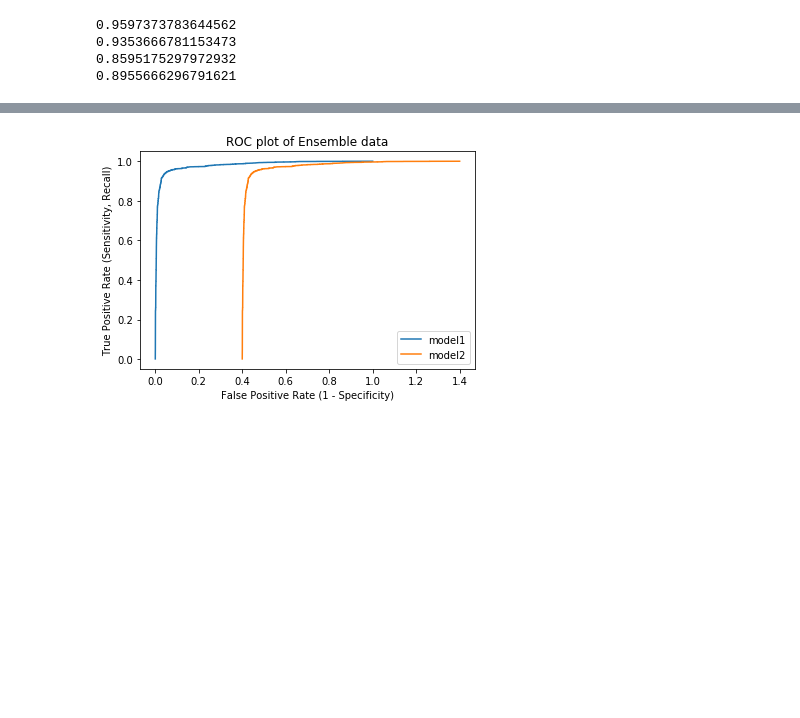
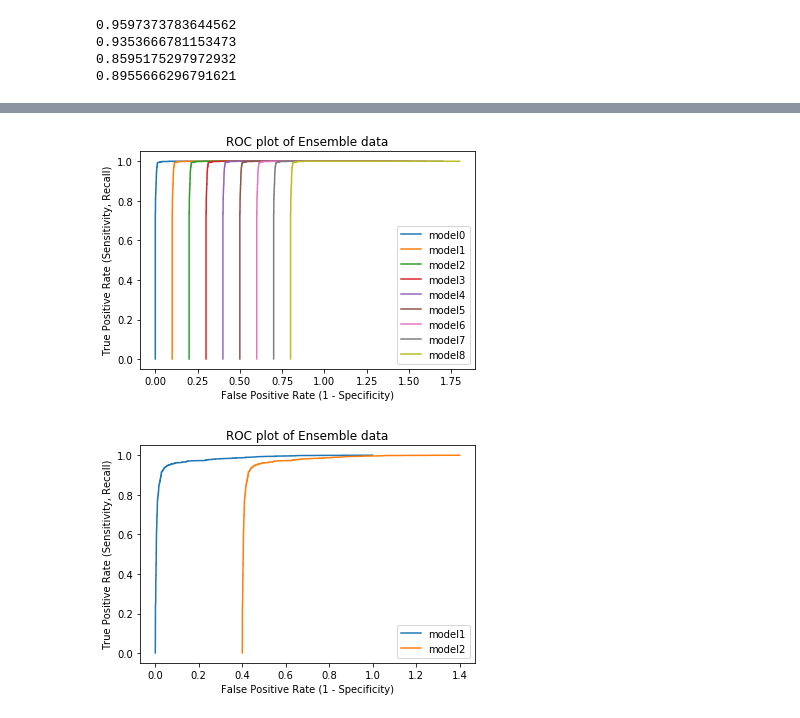
Before and after one commit to julia-git/capstone_airbnb, a Jupyter notebook: Ensemble Model Test.ipynb, the cells around one changed output, grey strips where cells are left out. Saved outputs shown, nothing was run; the diff lists cells and outputs as text; code cells hidden in the pictures; blank space fills up the shorter version.

```diff
--- a/Ensemble Model Test.ipynb
+++ b/Ensemble Model Test.ipynb
@@ -311,6 +394,30 @@ probabilities = np.array(df_final_combo['average'])
 labels = np.array(df_final_combo['y'])
 tprs1, fprs1, thresholds = plot_roc_curve(probabilities, labels)
 plt.plot(fprs, tprs, label = "model" + str(model_num))
+# %%
+start_month = 1
+end_month = 4
+model_num = 0
+
+while end_month <13:
+    probabilities = np.array(df_final_combo['average'])
+    labels = np.array(df_final_combo['y'])
+    tprs1, fprs1, thresholds = plot_roc_curve(probabilities, labels)
+    plt.plot(np.array(fprs)+0.1*model_num, tprs, label = "model" + str(model_num))
+
+    plt.xlabel("False Positive Rate (1 - Specificity)")
+    plt.ylabel("True Positive Rate (Sensitivity, Recall)")
+    plt.title("ROC plot of Ensemble data")
+    plt.legend()
+
+
+    model_num += 1
+    start_month += 1
+    end_month += 1
+
+plt.show()
+# %% [output]
+[figure, added]
 # %%
 probabilities1 = np.array(df_final_combo['average'])
 labels1 = np.array(df_final_combo['y'])
```
Also changed, not shown: parts of 5 cells of this notebook, 1 other file.
